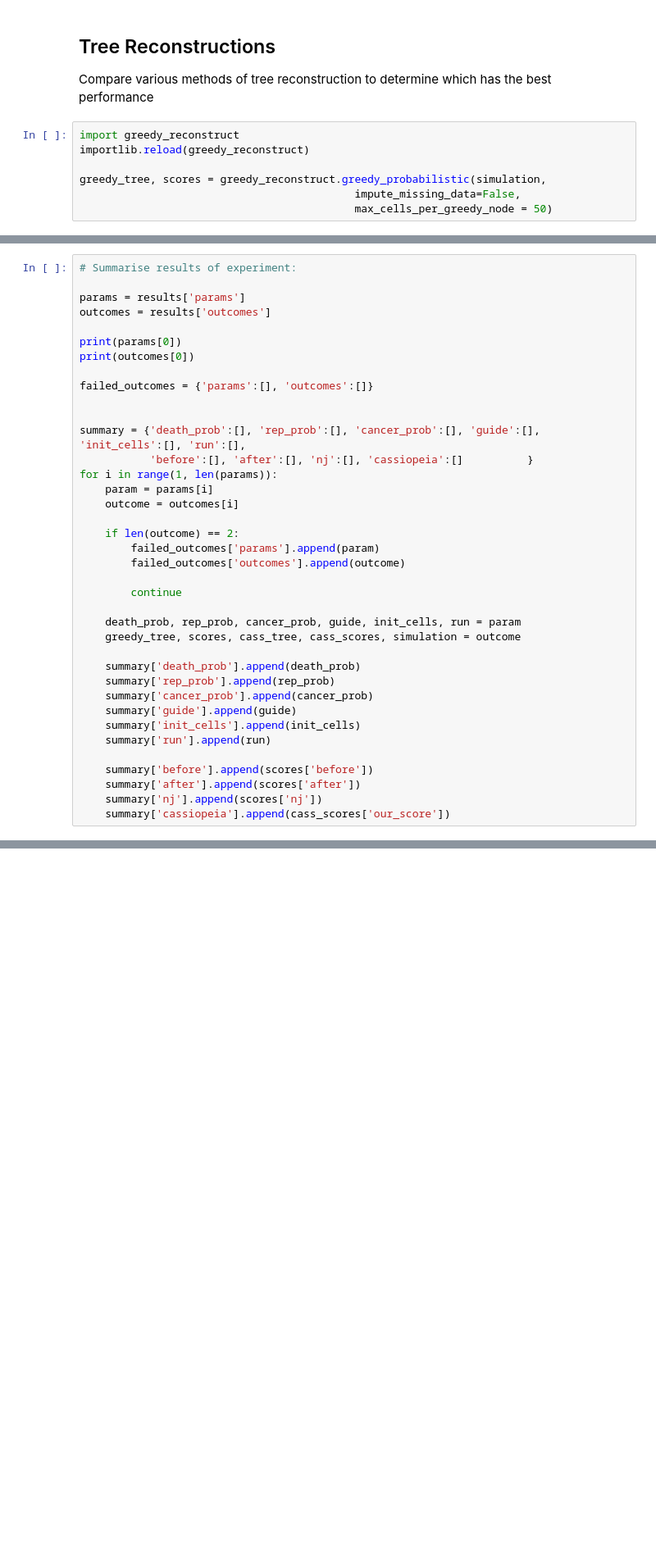
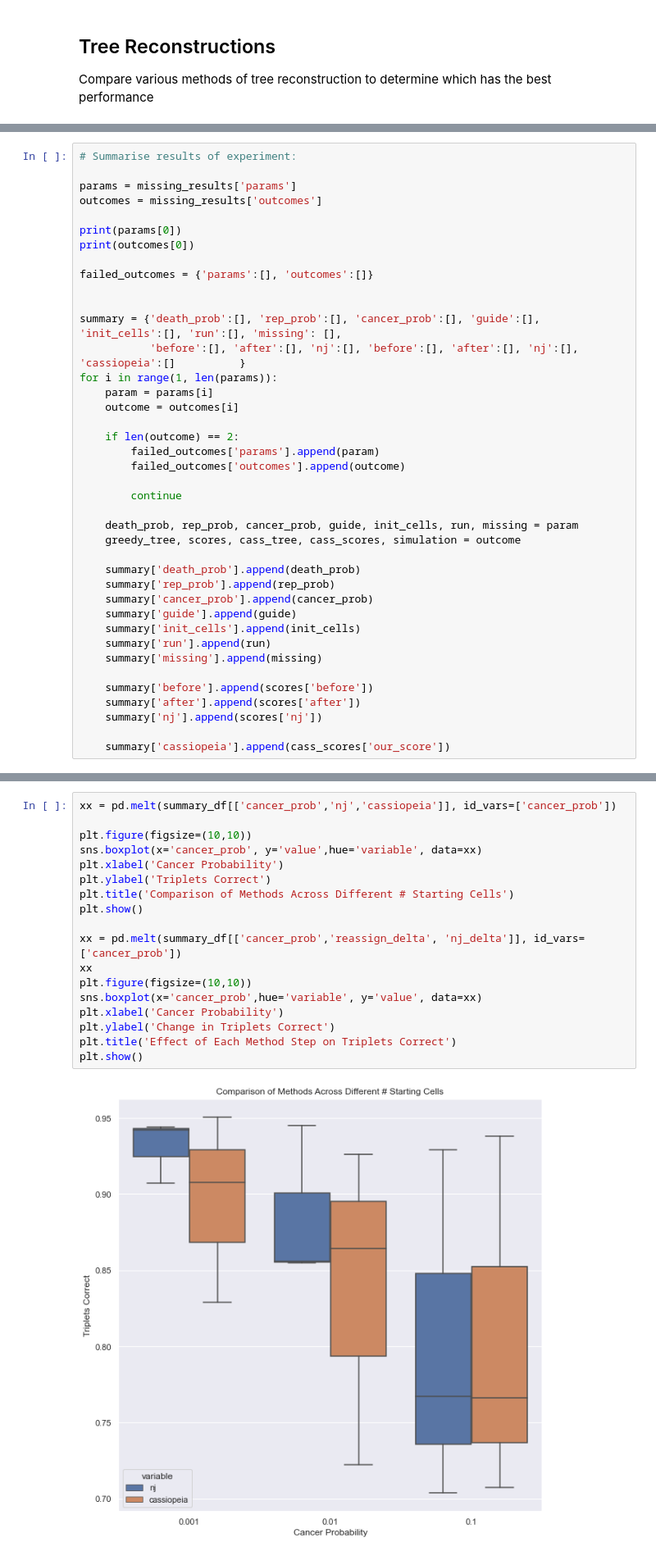
Before and after one commit to sitarapersad/lineageTracing, a Jupyter notebook: imbalanced_trees.ipynb, the cells around one changed output, grey strips where cells are left out. Shown at 82% size. Drawn from its saved outputs; the diff is of its cells as text; blank space fills up the shorter version.

```diff
--- a/imbalanced_trees.ipynb
+++ b/imbalanced_trees.ipynb
@@ -343,10 +379,3 @@ Getting tree with missing data.
 ## Tree Reconstructions
 
 Compare various methods of tree reconstruction to determine which has the best performance
-# %%
-import greedy_reconstruct
-importlib.reload(greedy_reconstruct)
-
-greedy_tree, scores = greedy_reconstruct.greedy_probabilistic(simulation,
-                                           impute_missing_data=False,
-                                           max_cells_per_greedy_node = 50)
@@ -575,8 +392,8 @@ from Node import CellGroupNode
 # %%
 # Summarise results of experiment:
 
-params = results['params']
-outcomes = results['outcomes']
+params = missing_results['params']
+outcomes = missing_results['outcomes']
 
 print(params[0])
 print(outcomes[0])
@@ -584,8 +401,8 @@ print(outcomes[0])
 failed_outcomes = {'params':[], 'outcomes':[]}
 
 
-summary = {'death_prob':[], 'rep_prob':[], 'cancer_prob':[], 'guide':[], 'init_cells':[], 'run':[],
-           'before':[], 'after':[], 'nj':[], 'cassiopeia':[]          }
+summary = {'death_prob':[], 'rep_prob':[], 'cancer_prob':[], 'guide':[], 'init_cells':[], 'run':[], 'missing': [],
+           'before':[], 'after':[], 'nj':[], 'before':[], 'after':[], 'nj':[], 'cassiopeia':[]          }
 for i in range(1, len(params)):
     param = params[i]
     outcome = outcomes[i]
@@ -596,7 +413,7 @@ for i in range(1, len(params)):
 
         continue
 
-    death_prob, rep_prob, cancer_prob, guide, init_cells, run = param
+    death_prob, rep_prob, cancer_prob, guide, init_cells, run, missing = param
     greedy_tree, scores, cass_tree, cass_scores, simulation = outcome
 
     summary['death_prob'].append(death_prob)
@@ -605,8 +422,10 @@ for i in range(1, len(params)):
     summary['guide'].append(guide)
     summary['init_cells'].append(init_cells)
     summary['run'].append(run)
+    summary['missing'].append(missing)
 
     summary['before'].append(scores['before'])
     summary['after'].append(scores['after'])
     summary['nj'].append(scores['nj'])
+
     summary['cassiopeia'].append(cass_scores['our_score'])
@@ -620,0 +456,20 @@ summary_df.to_csv('summary_of_imbalanced_results_missing_data.csv')
+# %%
+xx = pd.melt(summary_df[['cancer_prob','nj','cassiopeia']], id_vars=['cancer_prob'])
+
+plt.figure(figsize=(10,10))
+sns.boxplot(x='cancer_prob', y='value',hue='variable', data=xx)
+plt.xlabel('Cancer Probability')
+plt.ylabel('Triplets Correct')
+plt.title('Comparison of Methods Across Different # Starting Cells')
+plt.show()
+
+xx = pd.melt(summary_df[['cancer_prob','reassign_delta', 'nj_delta']], id_vars=['cancer_prob'])
+xx
+plt.figure(figsize=(10,10))
+sns.boxplot(x='cancer_prob',hue='variable', y='value', data=xx)
+plt.xlabel('Cancer Probability')
+plt.ylabel('Change in Triplets Correct')
+plt.title('Effect of Each Method Step on Triplets Correct')
+plt.show()
+# %% [output]
+[figure, added]
```
Also changed, not shown: parts of 12 cells of this notebook, 6 other files.
